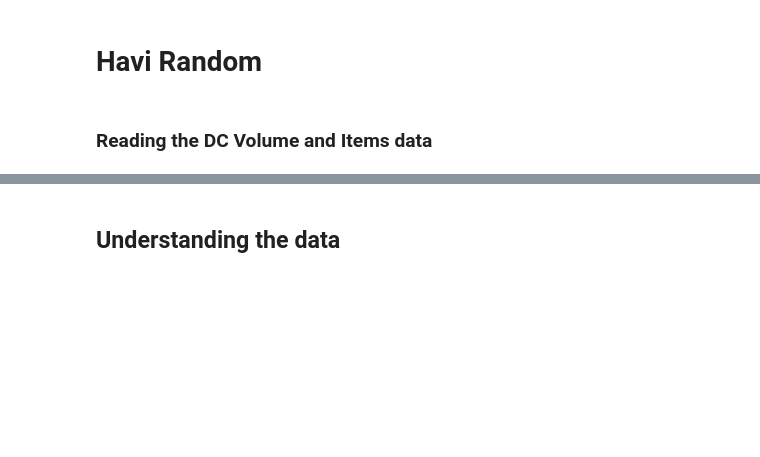
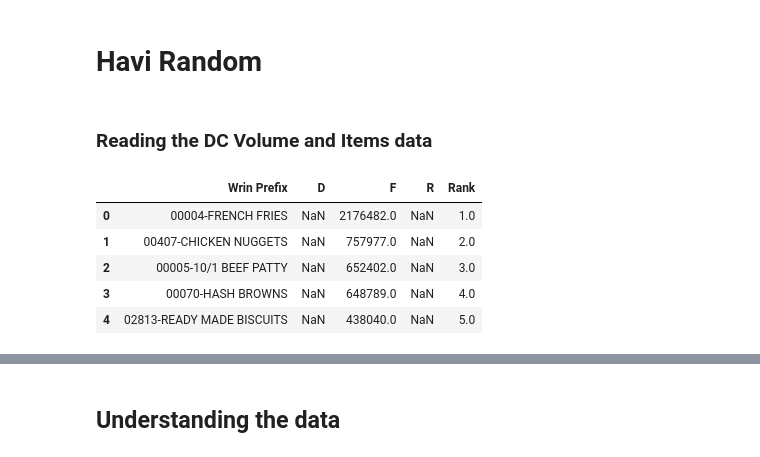
Before and after one commit to ChesterHsieh/RD_HAVI, a Jupyter notebook: Random_Oct4.ipynb, the cells around one changed output, grey strips where cells are left out. Saved outputs shown, nothing was run; the diff lists cells and outputs as text; code cells hidden in the pictures; blank space fills up the shorter version.

Commit message:
[Adding top 15 cluster analysis] A) pick top 15 from dataframe

```diff
--- a/Random_Oct4.ipynb
+++ b/Random_Oct4.ipynb
@@ -14,3 +14,12 @@ loca_path = './'
 # %%
 DC_Volume = pd.read_excel(loca_path+"START HERE_DC Volumes with Case Attributes.xlsx")
 items = pd.read_excel(loca_path+"START HERE_DC Volumes with Case Attributes.xlsx", sheetname=1)
+# %%
+items.head()
+# %% [output]
+|  | Wrin Prefix | D | F | R | Rank |
+| 0 | 00004-FRENCH FRIES | NaN | 2176482.0 | NaN | 1.0 |
+| 1 | 00407-CHICKEN NUGGETS | NaN | 757977.0 | NaN | 2.0 |
+| 2 | 00005-10/1 BEEF PATTY | NaN | 652402.0 | NaN | 3.0 |
+| 3 | 00070-HASH BROWNS | NaN | 648789.0 | NaN | 4.0 |
+| 4 | 02813-READY MADE BISCUITS | NaN | 438040.0 | NaN | 5.0 |
```
Also changed, not shown: parts of 10 cells of this notebook.
